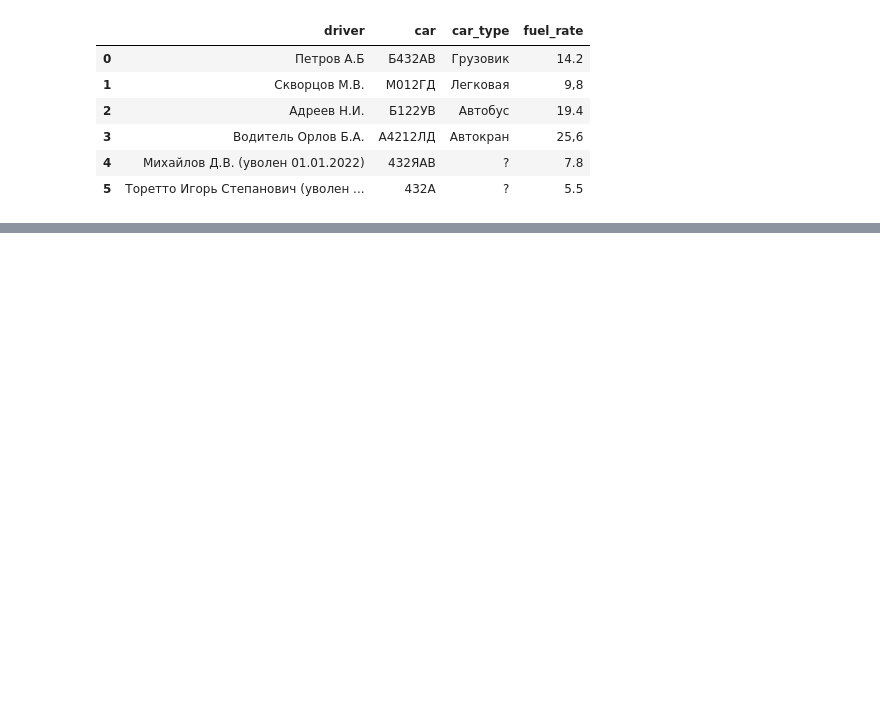
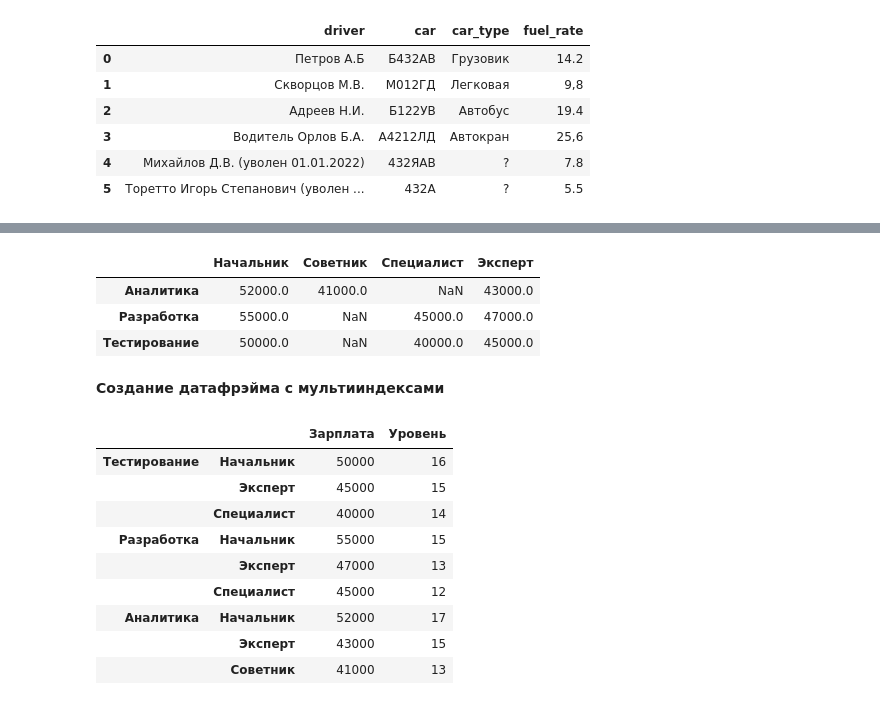
Before and after one commit to VadzimRudzman/pandas_fundamentals, a Jupyter notebook: Основы Pandas.ipynb, the cells around one changed output, grey strips where cells are left out. Cells and saved outputs as stored; diff of their text form; code cells hidden in the pictures; blank space fills up the shorter version.

```diff
--- a/Основы Pandas.ipynb
+++ b/Основы Pandas.ipynb
@@ -3783,0 +3893,38 @@ solution(df)
+# %%
+s4.unstack()
+# %% [output]
+|  | Начальник | Советник | Специалист | Эксперт |
+| Аналитика | 52000.0 | 41000.0 | NaN | 43000.0 |
+| Разработка | 55000.0 | NaN | 45000.0 | 47000.0 |
+| Тестирование | 50000.0 | NaN | 40000.0 | 45000.0 |
+# %% [markdown]
+**Создание датафрэйма с мультииндексами**
+# %%
+data = np.array([[50000, 16],
+                 [45000, 15],
+                 [40000, 14],
+                 [55000, 15],
+                 [47000, 13],
+                 [45000, 12],
+                 [52000, 17],
+                 [43000, 15],
+                 [41000, 13]])
+
+index=[['Тестирование', 'Тестирование', 'Тестирование', 'Разработка', 'Разработка', 'Разработка', 'Аналитика', 'Аналитика', 'Аналитика'],
+       ['Начальник', 'Эксперт', 'Специалист', 'Начальник', 'Эксперт', 'Специалист', 'Начальник', 'Эксперт', 'Советник']]
+
+columns = ['Зарплата', 'Уровень']
+
+df = pd.DataFrame(data, index=index, columns=columns)
+df
+# %% [output]
+|  |  | Зарплата | Уровень |
+| Тестирование | Начальник | 50000 | 16 |
+|  | Эксперт | 45000 | 15 |
+|  | Специалист | 40000 | 14 |
+| Разработка | Начальник | 55000 | 15 |
+|  | Эксперт | 47000 | 13 |
+|  | Специалист | 45000 | 12 |
+| Аналитика | Начальник | 52000 | 17 |
+|  | Эксперт | 43000 | 15 |
+|  | Советник | 41000 | 13 |
```
Also changed, not shown: parts of 35 cells of this notebook.
